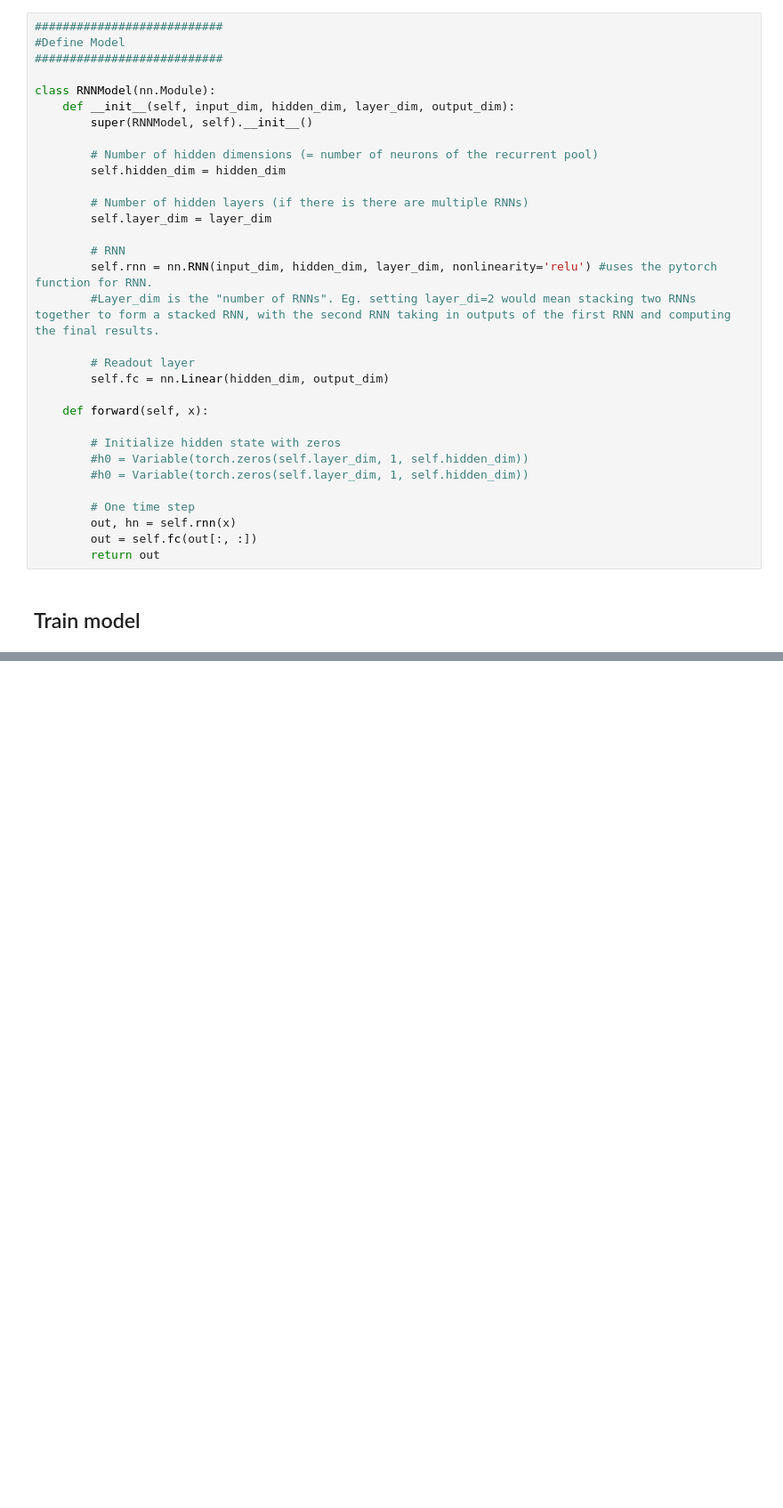
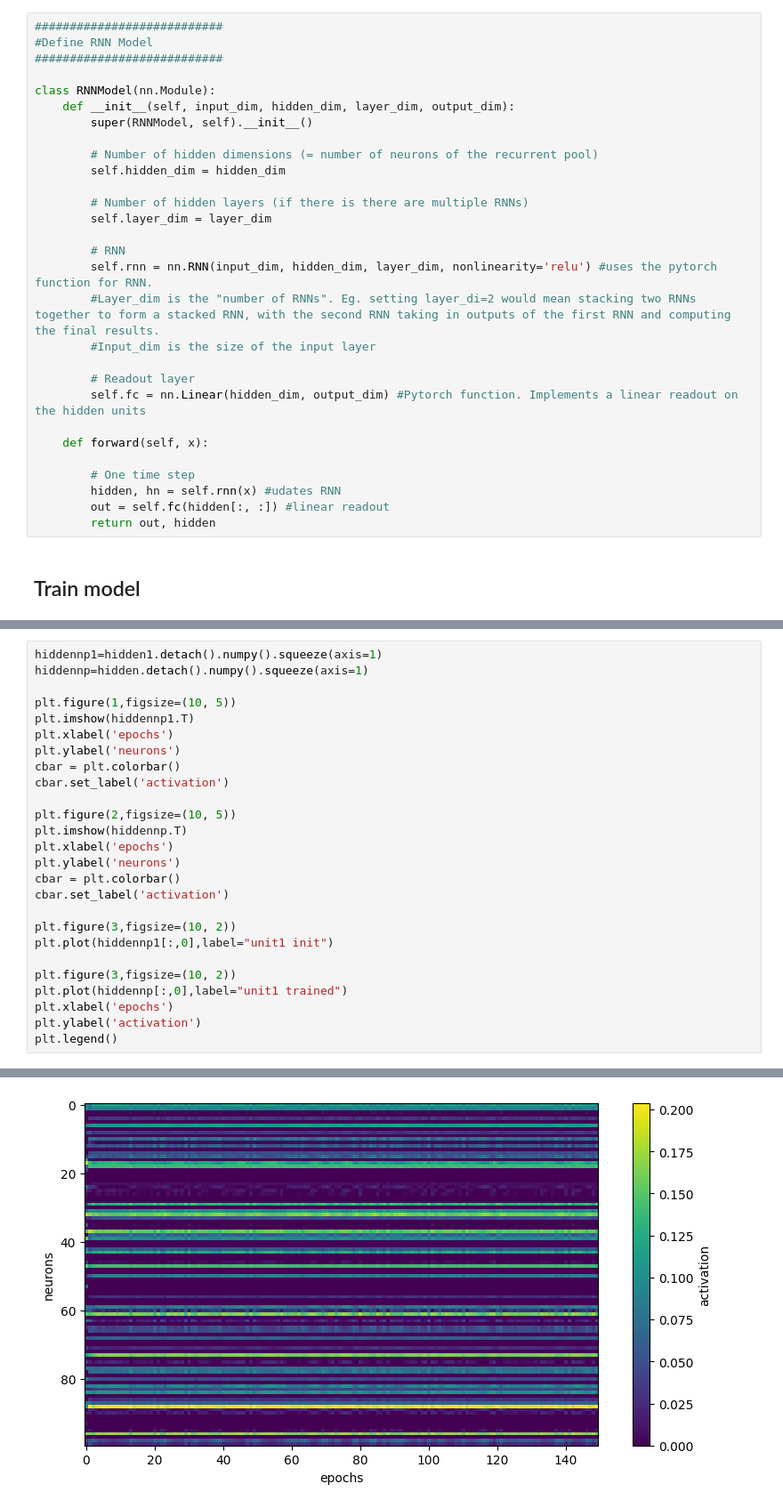
Before and after one commit to trendinafrica/TReND-CaMinA, a Jupyter notebook: notebooks/research_projects_notebooks/RNN_pytorch.ipynb, the cells around one changed output, grey strips where cells are left out. Shown at 89% size. Cells and saved outputs as stored; diff of their text form; blank space fills up the shorter version.

Commit message:
RNN pytorch update

```diff
--- a/notebooks/research_projects_notebooks/RNN_pytorch.ipynb
+++ b/notebooks/research_projects_notebooks/RNN_pytorch.ipynb
@@ -49,6 +55,6 @@ torch.Size([100, 1, 1])
 # %%
 ###########################
-#Define Model
+#Define RNN Model
 ###########################
 
 class RNNModel(nn.Module):
@@ -64,20 +70,17 @@ class RNNModel(nn.Module):
         # RNN
         self.rnn = nn.RNN(input_dim, hidden_dim, layer_dim, nonlinearity='relu') #uses the pytorch function for RNN.
         #Layer_dim is the "number of RNNs". Eg. setting layer_di=2 would mean stacking two RNNs together to form a stacked RNN, with the second RNN taking in outputs of the first RNN and computing the final results.
+        #Input_dim is the size of the input layer
 
         # Readout layer
-        self.fc = nn.Linear(hidden_dim, output_dim)
+        self.fc = nn.Linear(hidden_dim, output_dim) #Pytorch function. Implements a linear readout on the hidden units
 
     def forward(self, x):
 
-        # Initialize hidden state with zeros
-        #h0 = Variable(torch.zeros(self.layer_dim, 1, self.hidden_dim))
-        #h0 = Variable(torch.zeros(self.layer_dim, 1, self.hidden_dim))
-
         # One time step
-        out, hn = self.rnn(x)
-        out = self.fc(out[:, :])
-        return out
+        hidden, hn = self.rnn(x) #udates RNN
+        out = self.fc(hidden[:, :]) #linear readout
+        return out, hidden
 # %% [markdown]
 ## Train model
 # %%
@@ -128,0 +149,27 @@ ax2.legend()
+# %%
+hiddennp1=hidden1.detach().numpy().squeeze(axis=1)
+hiddennp=hidden.detach().numpy().squeeze(axis=1)
+
+plt.figure(1,figsize=(10, 5))
+plt.imshow(hiddennp1.T)
+plt.xlabel('epochs')
+plt.ylabel('neurons')
+cbar = plt.colorbar()
+cbar.set_label('activation')
+
+plt.figure(2,figsize=(10, 5))
+plt.imshow(hiddennp.T)
+plt.xlabel('epochs')
+plt.ylabel('neurons')
+cbar = plt.colorbar()
+cbar.set_label('activation')
+
+plt.figure(3,figsize=(10, 2))
+plt.plot(hiddennp1[:,0],label="unit1 init")
+
+plt.figure(3,figsize=(10, 2))
+plt.plot(hiddennp[:,0],label="unit1 trained")
+plt.xlabel('epochs')
+plt.ylabel('activation')
+plt.legend()
+# %% [output]
@@ -128,0 +177 @@ ax2.legend()
+[figure, added]
```
Also changed, not shown: parts of 8 cells of this notebook, 1 other file.
